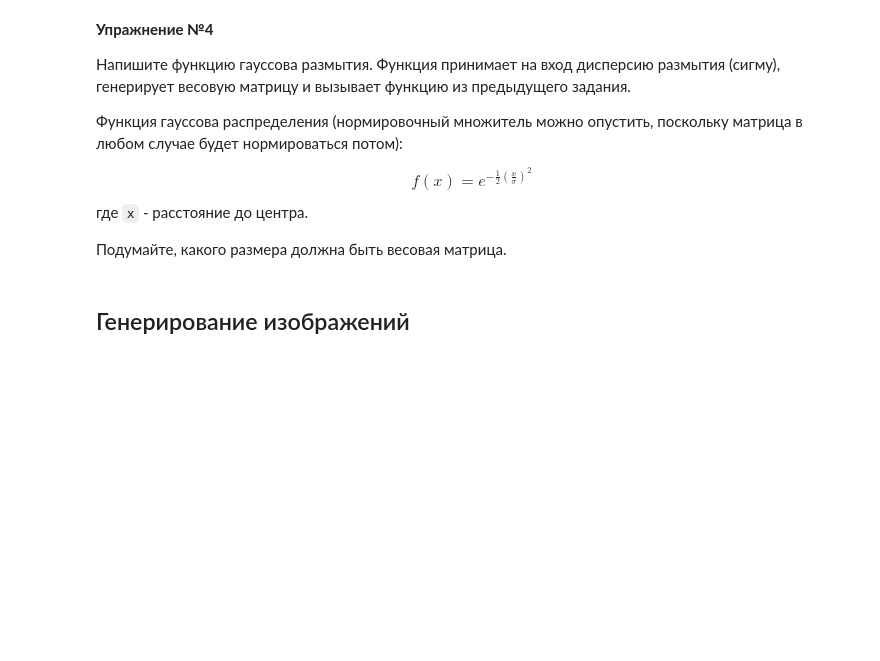
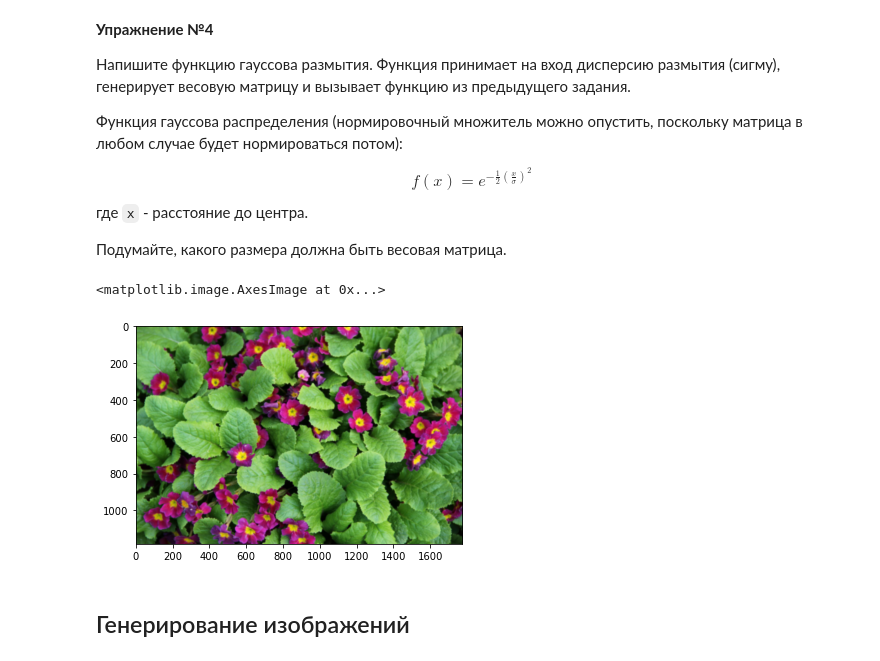
Before and after one commit to polyakova-polina/infa_2022_lfi, a Jupyter notebook: Polyakova_lab5.ipynb, the cells around one changed output. Cells and saved outputs as stored; diff of their text form; code cells hidden in the pictures; blank space fills up the shorter version.

```diff
--- a/Polyakova_lab5.ipynb
+++ b/Polyakova_lab5.ipynb
@@ -237,14 +230,0 @@ def blur(img_array, weights_array):
-# %%
-a = np.zeros((6, 6))
-a[1, 1] = 10
-a[5, 5] = 10
-l = len(a[0])
-l1 = len(a.T[0])
-print(a, l, l1)
-w = np.array([[1/16, 2/16, 1/16], [2/16, 4/16, 2/16], [1/16, 2/16, 1/16]])
-plt.imshow(a)
-plt.show()
-
-
-plt.imshow(blur(a, w))
-plt.show()
@@ -271,11 +242,42 @@ $$
 
 Подумайте, какого размера должна быть весовая матрица.
 # %%
+from PIL import Image
+import matplotlib.pyplot as plt
+import numpy as np
+import scipy
+import random
+from math import *
+
+def blur(img_array, weights_array):
+    weights_array /= weights_array.sum()
+    for i in range(3):
+        img_array[:, :, i] = scipy.ndimage.convolve(img_array[:, :, i], weights_array)
+    img_array[img_array > 255] = 255
+
+def gauss(sigma, dist):
+    return(exp(-1/2*pow(dist/sigma, 2)))
+#
 def gaussian_blur(img_array, sigma):
-    """
-    Выполняет гауссово размытие с заданной дисперсией
-    """
-    pass
+    if (sigma <= 0):
+        return
+    x = min(4 * ceil(sigma) + 1, 2*min(img_array.shape))
+    mid = x // 2
+    w = np.zeros((x, x))
+    for i in range(x):
+        for j in range(x):
+            w[i, j] = gauss(sigma, abs(mid - i) + abs(mid - j))
+    blur(img_array, w)
+#
+
+sigma = 100 #
+img = Image.open('flowers.jpg') #
+img_arr = np.array(img)
+gaussian_blur(img_arr, sigma)
+plt.imshow(img_arr)
+# %% [output]
+<matplotlib.image.AxesImage at 0x...>
+[figure, added]
 # %% [markdown]
 ## Генерирование изображений
 # %% [markdown]
```
Also changed, not shown: parts of 18 cells of this notebook.
